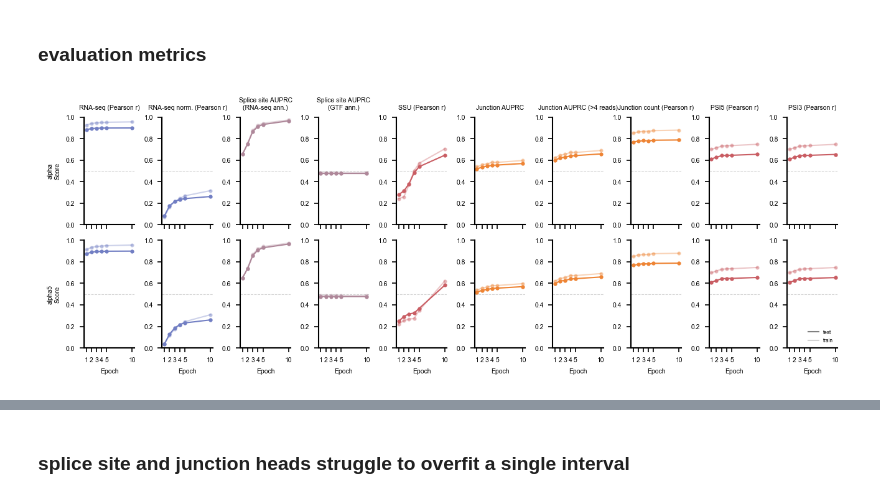
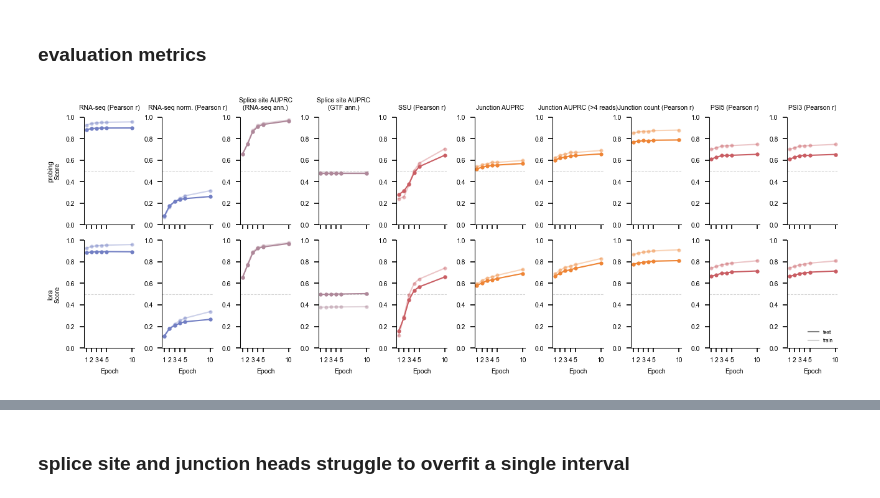
Before and after one commit to MiqG/alphagenome_finetuning_rna, a Jupyter notebook: figures/finetuning_full.ipynb, the cells around one changed output, grey strips where cells are left out. Saved outputs shown, nothing was run; the diff lists cells and outputs as text; code cells hidden in the pictures.

```diff
--- a/figures/finetuning_full.ipynb
+++ b/figures/finetuning_full.ipynb
@@ -63,24 +77,29 @@ PRED_KEYS = [
     "junction_totals",  "junction_scores",    "psi_scores",
 ]
 # %%
-logs = pd.read_parquet(logs_file)
+logs = pd.concat(
+    [pd.read_parquet(f) for f in dict.fromkeys(RUN_LOGS_FILE.values())],
+    ignore_index=True,
+)
+logs = logs[logs["run_name"].isin(RUNS_OI.keys())].reset_index(drop=True)
 
 # Predictions at EPOCH_PRED for each run: preds[label][key] = DataFrame
-# preds = {}
-# for run_name, label in RUNS_OI.items():
-#     preds_dir = os.path.join(EVAL_DIR, run_name, "epoch{}".format(EPOCH_PRED), "test", "predictions")
-#     preds[label] = {}
-#     for key in PRED_KEYS:
-#         fpath = os.path.join(preds_dir, "{}.parquet".format(key))
-#         if os.path.exists(fpath):
-#             preds[label][key] = pd.read_parquet(fpath)
+preds = {}
+for run_name, label in RUNS_OI.items():
+    preds_dir = os.path.join(RUN_EVAL_DIR[run_name], run_name, "epoch{}".format(EPOCH_PRED), "test", "predictions")
+    preds[label] = {}
+    for key in PRED_KEYS:
+        fpath = os.path.join(preds_dir, "{}.parquet".format(key))
+        if os.path.exists(fpath):
+            preds[label][key] = pd.read_parquet(fpath)
 
 # Metrics across epochs and subsets for both runs
 metrics_epochs = []
 for run_name, label in RUNS_OI.items():
+    eval_dir = RUN_EVAL_DIR[run_name]
     for epoch in EPOCHS_OI:
         for subset in SUBSETS_OI:
-            fpath = os.path.join(EVAL_DIR, run_name, "epoch{}".format(epoch), subset, "metrics.parquet")
+            fpath = os.path.join(eval_dir, run_name, "epoch{}".format(epoch), subset, "metrics.parquet")
             if os.path.exists(fpath):
                 df = pd.read_parquet(fpath)
                 df["run_name"]  = run_name
@@ -132,7 +151,7 @@ MAP_LABELS = {
 
 x = metrics_epochs.query("metric_name.isin(@METRICS_OI)")
 
-run_labels_ordered = ["alpha", "alpha5"]
+run_labels_ordered = ["probing", "lora"]
 n_metrics = len(METRICS_OI)
 n_runs = len(run_labels_ordered)
 
@@ -157,34 +176,34 @@ for r_i, run_label in enumerate(run_labels_ordered):
                 sub_s["epoch"], sub_s["value"],
                 color=color, linewidth=1, marker="o", markersize=2,
                 linestyle="-", alpha=alpha,
             )
 
         if r_i == 0:
             ax.set_title(MAP_LABELS[metric_name], fontsize=5)
         if r_i == n_runs - 1:
             ax.set_xlabel("Epoch", fontsize=5)
         if c_i == 0:
             ax.set_ylabel("{}\nScore".format(run_label), fontsize=5)
         ax.set_xticks(EPOCHS_OI)
         ax.tick_params(labelsize=5)
         ax.set_ylim(0, 1)
         ax.axhline(0.5, color="lightgray", linestyle="--", linewidth=0.5, zorder=0)
         sns.despine(ax=ax)
 
 # Legend: subset (opacity)
 handles = [
     plt.Line2D([0], [0], color="gray", linewidth=1, linestyle="-",
                alpha=SUBSET_ALPHA_LEVEL["test"],         label="test"),
     plt.Line2D([0], [0], color="gray", linewidth=1, linestyle="-",
                alpha=SUBSET_ALPHA_LEVEL["train_sample"], label="train"),
 ]
 axes[-1, -1].legend(handles=handles, fontsize=4, frameon=False, loc="lower right")
 
 plt.tight_layout()
 plt.savefig(os.path.join(OUTPUT_DIR, "evaluation_metrics.pdf"), bbox_inches="tight")
 plt.show()
 # %% [output]
-[figure, old version]
+[figure, new version]
 # %%
 logs.value_counts(["run_name"])
 # %% [output]
```
Also changed, not shown: parts of 14 cells of this notebook, 8 other files.
